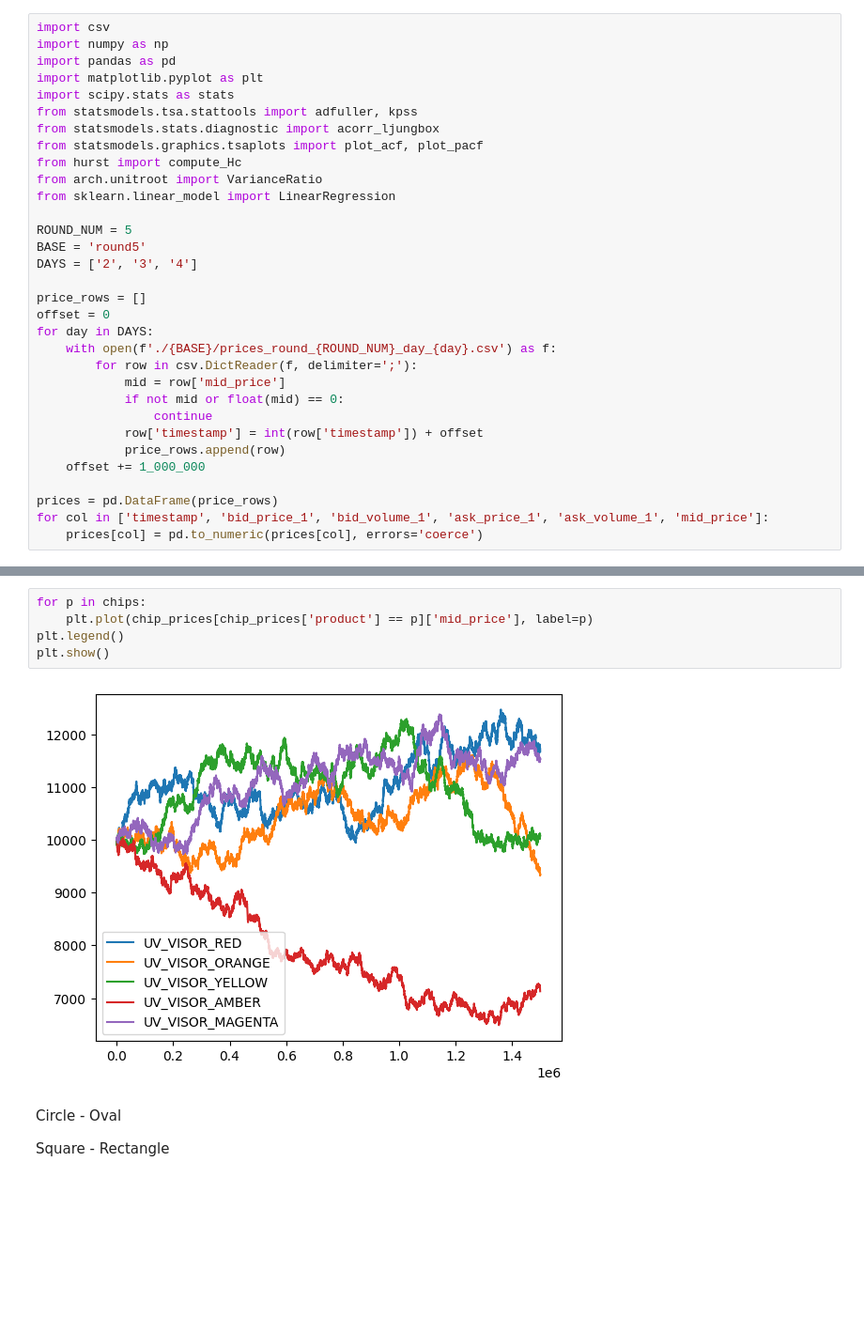
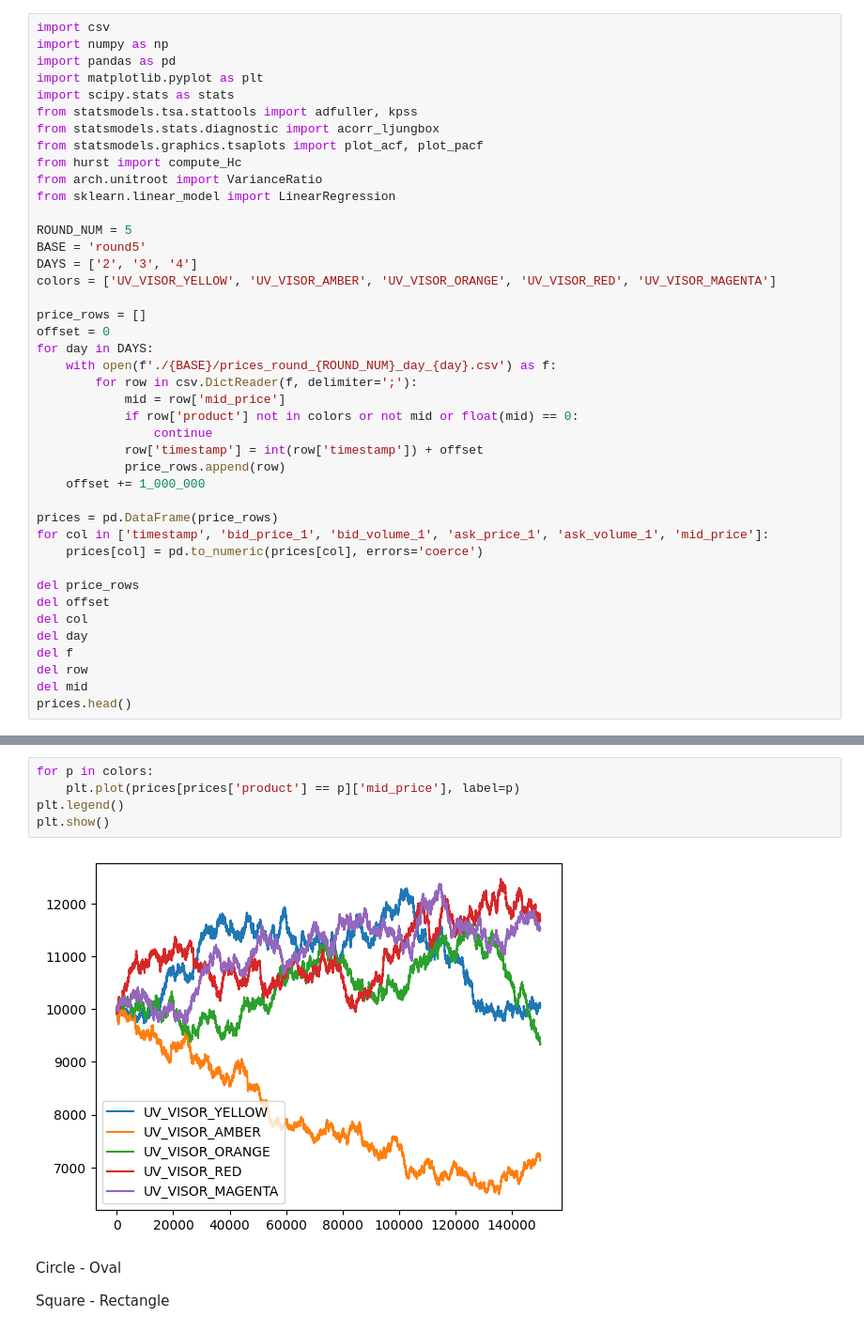
Before and after one commit to nikaslukyanov/kernel_trick, a Jupyter notebook: round5/uv.ipynb, the cells around one changed output, grey strips where cells are left out. Shown at 94% size. Drawn from its saved outputs; the diff is of its cells as text; blank space fills up the shorter version.

```diff
--- a/round5/uv.ipynb
+++ b/round5/uv.ipynb
@@ -14,6 +14,7 @@ from sklearn.linear_model import LinearRegression
 ROUND_NUM = 5
 BASE = 'round5'
 DAYS = ['2', '3', '4']
+colors = ['UV_VISOR_YELLOW', 'UV_VISOR_AMBER', 'UV_VISOR_ORANGE', 'UV_VISOR_RED', 'UV_VISOR_MAGENTA']
 
 price_rows = []
 offset = 0
@@ -21,7 +22,7 @@ for day in DAYS:
     with open(f'./{BASE}/prices_round_{ROUND_NUM}_day_{day}.csv') as f:
         for row in csv.DictReader(f, delimiter=';'):
             mid = row['mid_price']
-            if not mid or float(mid) == 0:
+            if row['product'] not in colors or not mid or float(mid) == 0:
                 continue
             row['timestamp'] = int(row['timestamp']) + offset
             price_rows.append(row)
@@ -30,3 +31,12 @@ for day in DAYS:
 prices = pd.DataFrame(price_rows)
 for col in ['timestamp', 'bid_price_1', 'bid_volume_1', 'ask_price_1', 'ask_volume_1', 'mid_price']:
     prices[col] = pd.to_numeric(prices[col], errors='coerce')
+
+del price_rows
+del offset
+del col
+del day
+del f
+del row
+del mid
+prices.head()
@@ -44,10 +50,10 @@ chip_prices = prices[prices["product"].isin(chips)].copy()
 # %%
-for p in chips:
-    plt.plot(chip_prices[chip_prices['product'] == p]['mid_price'], label=p)
+for p in colors:
+    plt.plot(prices[prices['product'] == p]['mid_price'], label=p)
 plt.legend()
 plt.show()
 # %% [output]
-[figure, old version]
+[figure, new version]
 # %% [markdown]
 Circle - Oval
 
```
Also changed, not shown: parts of 8 cells of this notebook, 2 other files.
